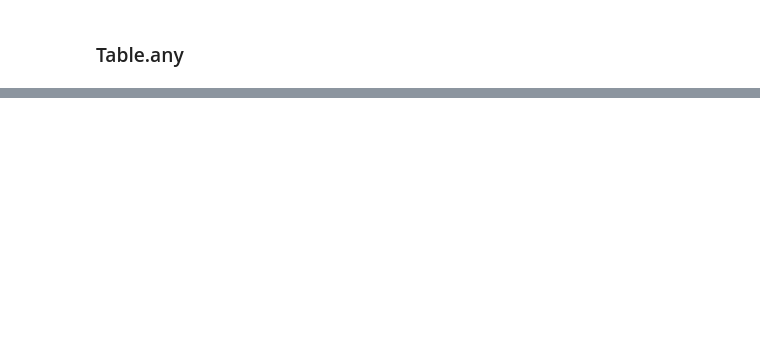
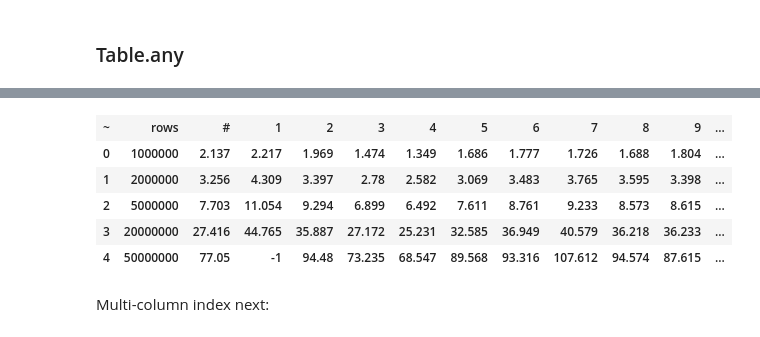
Before and after one commit to root-11/tablite, a Jupyter notebook: benchmarks.ipynb, the cells around one changed output, grey strips where cells are left out. Cells and saved outputs as stored; diff of their text form; code cells hidden in the pictures; blank space fills up the shorter version.

```diff
--- a/benchmarks.ipynb
+++ b/benchmarks.ipynb
@@ -633,0 +598,31 @@ allb
+# %%
+def index_benchmark(tables):
+    results = Table()
+    results.add_columns("rows", *list(tables[0].columns))
+
+    for table in tables:
+
+        tmp = [len(table)]
+        for column in list(table.columns):
+            start_time = perf_counter()
+            try:
+                _ = table.index(column)
+                dt = perf_counter() - start_time
+            except MemoryError:
+                dt = -1
+            tmp.append(round(dt,3))
+
+        results.add_rows( tmp )
+    return results
+# %%
+ibm = index_benchmark(tables)
+ibm
+# %% [output]
+| ~ | rows | # | 1 | 2 | 3 | 4 | 5 | 6 | 7 | 8 | 9 | ... |
+| 0 | 1000000 | 2.137 | 2.217 | 1.969 | 1.474 | 1.349 | 1.686 | 1.777 | 1.726 | 1.688 | 1.804 | ... |
+| 1 | 2000000 | 3.256 | 4.309 | 3.397 | 2.78 | 2.582 | 3.069 | 3.483 | 3.765 | 3.595 | 3.398 | ... |
+| 2 | 5000000 | 7.703 | 11.054 | 9.294 | 6.899 | 6.492 | 7.611 | 8.761 | 9.233 | 8.573 | 8.615 | ... |
+| 3 | 20000000 | 27.416 | 44.765 | 35.887 | 27.172 | 25.231 | 32.585 | 36.949 | 40.579 | 36.218 | 36.233 | ... |
+| 4 | 50000000 | 77.05 | -1 | 94.48 | 73.235 | 68.547 | 89.568 | 93.316 | 107.612 | 94.574 | 87.615 | ... |
+# %% [markdown]
+Multi-column index next:
```
Also changed, not shown: parts of 35 cells of this notebook.
